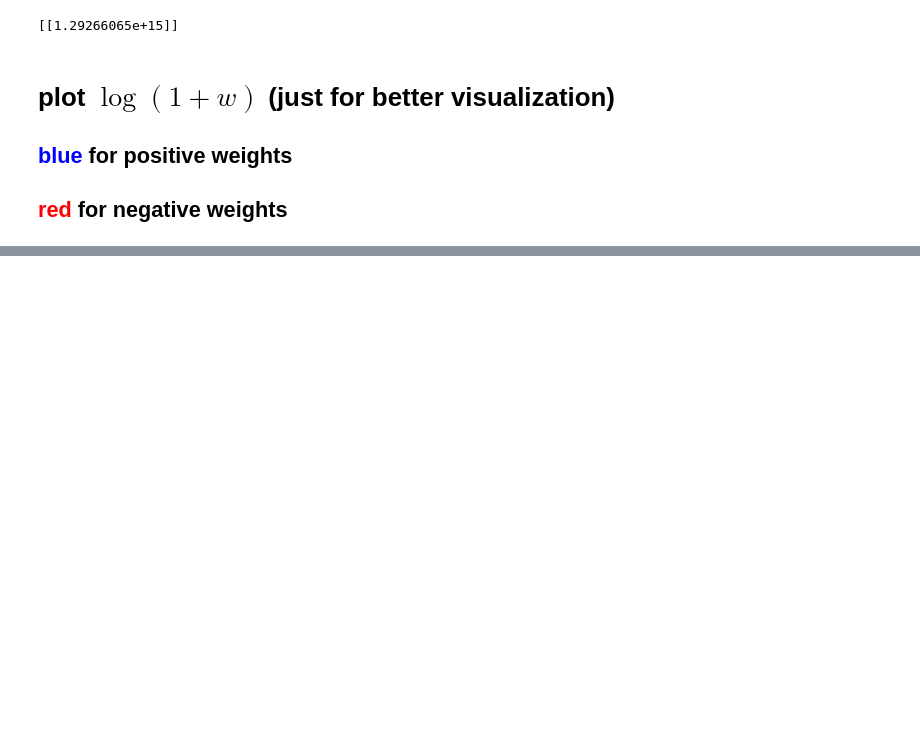
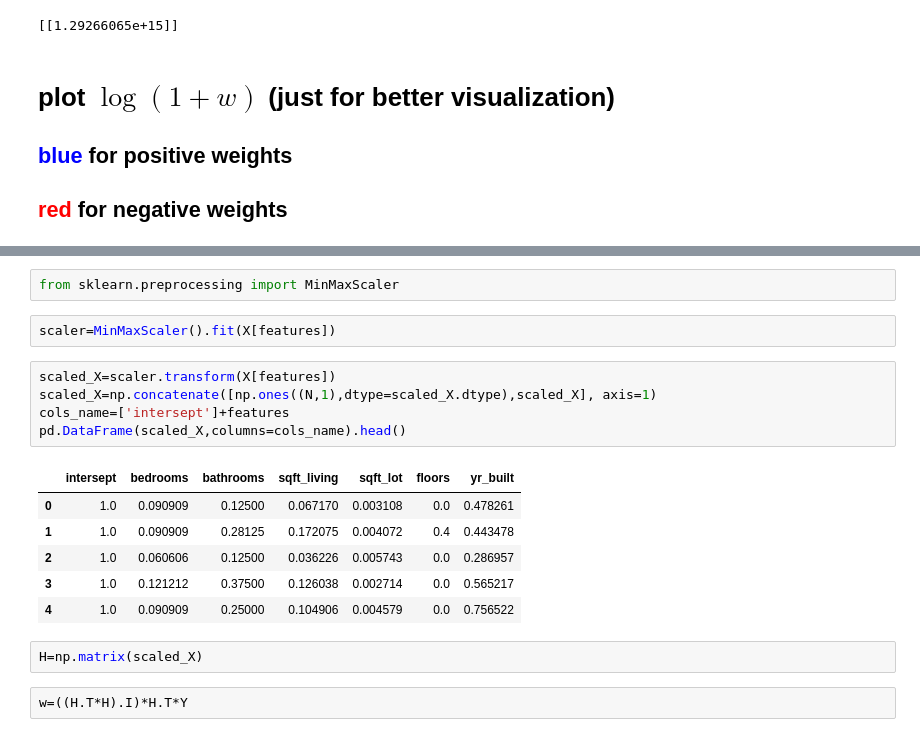
Before and after one commit to vahidseydi/Regression, a Jupyter notebook: Multiple_Regression.ipynb, the cells around one changed output, grey strips where cells are left out. Drawn from its saved outputs; the diff is of its cells as text; blank space fills up the shorter version.

```diff
--- a/Multiple_Regression.ipynb
+++ b/Multiple_Regression.ipynb
@@ -159,0 +165,20 @@ plt.bar(ploted_features,ploted_w,color=color)
+# %%
+from sklearn.preprocessing import MinMaxScaler
+# %%
+scaler=MinMaxScaler().fit(X[features])
+# %%
+scaled_X=scaler.transform(X[features])
+scaled_X=np.concatenate([np.ones((N,1),dtype=scaled_X.dtype),scaled_X], axis=1)
+cols_name=['intersept']+features
+pd.DataFrame(scaled_X,columns=cols_name).head()
+# %% [output]
+|  | intersept | bedrooms | bathrooms | sqft_living | sqft_lot | floors | yr_built |
+| 0 | 1.0 | 0.090909 | 0.12500 | 0.067170 | 0.003108 | 0.0 | 0.478261 |
+| 1 | 1.0 | 0.090909 | 0.28125 | 0.172075 | 0.004072 | 0.4 | 0.443478 |
+| 2 | 1.0 | 0.060606 | 0.12500 | 0.036226 | 0.005743 | 0.0 | 0.286957 |
+| 3 | 1.0 | 0.121212 | 0.37500 | 0.126038 | 0.002714 | 0.0 | 0.565217 |
+| 4 | 1.0 | 0.090909 | 0.25000 | 0.104906 | 0.004579 | 0.0 | 0.756522 |
+# %%
+H=np.matrix(scaled_X)
+# %%
+w=((H.T*H).I)*H.T*Y
```
Also changed, not shown: parts of 6 cells of this notebook.
